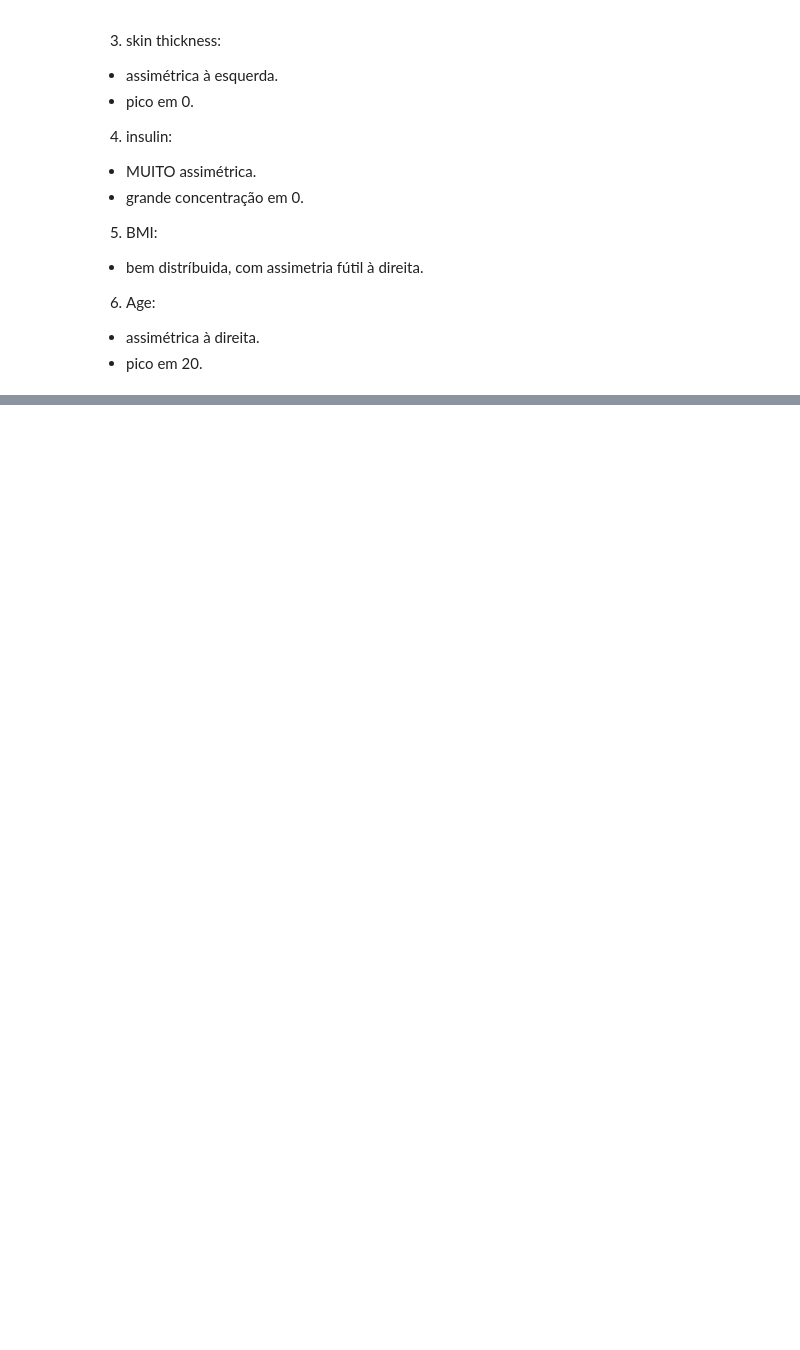
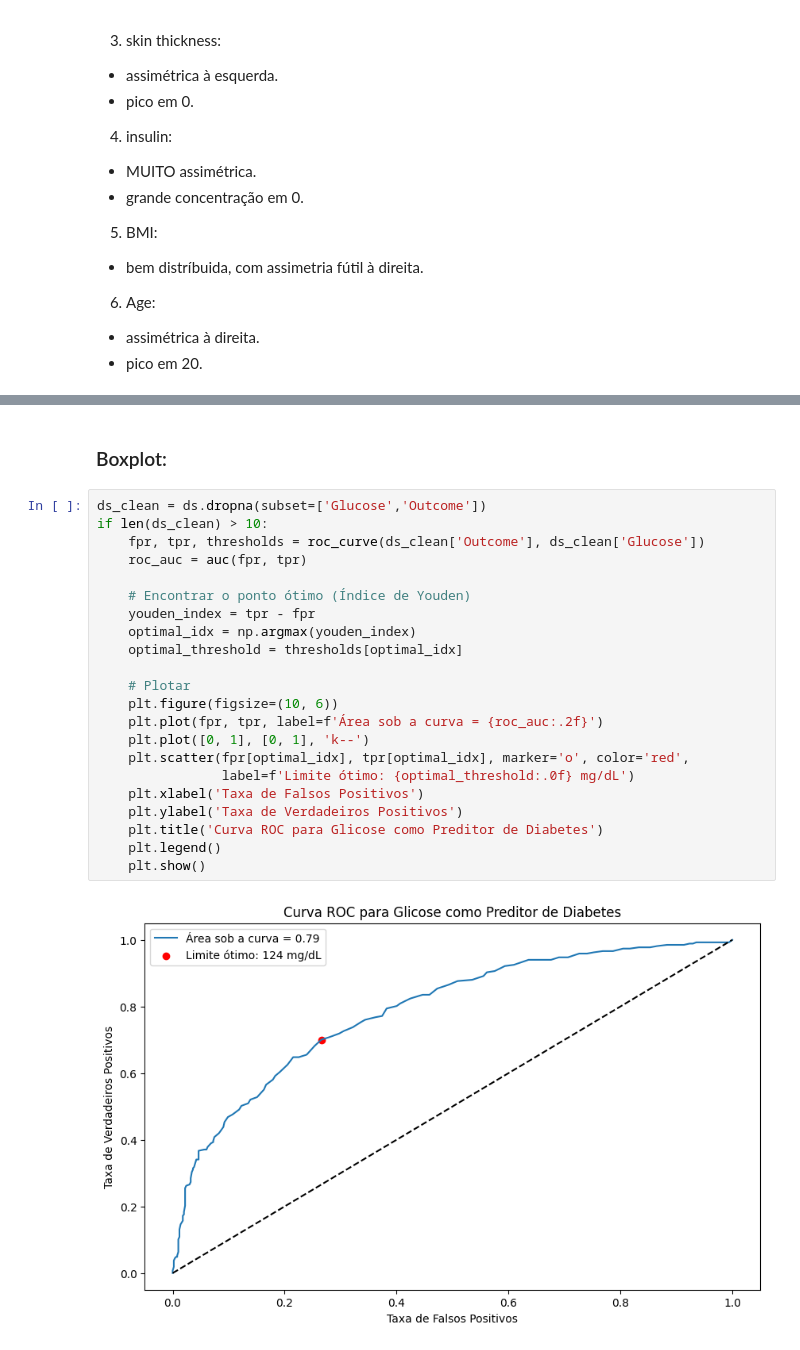
Before and after one commit to Dexmachi/Processo-seletivo-CiS, a Jupyter notebook: Questionário CiS.ipynb, the cells around one changed output, grey strips where cells are left out. Saved outputs shown, nothing was run; the diff lists cells and outputs as text; blank space fills up the shorter version.

```diff
--- a/Questionário CiS.ipynb
+++ b/Questionário CiS.ipynb
@@ -295,0 +409,26 @@ plt.show()
+# %% [markdown]
+### Boxplot:
+# %%
+ds_clean = ds.dropna(subset=['Glucose','Outcome'])
+if len(ds_clean) > 10:
+    fpr, tpr, thresholds = roc_curve(ds_clean['Outcome'], ds_clean['Glucose'])
+    roc_auc = auc(fpr, tpr)
+
+    # Encontrar o ponto ótimo (Índice de Youden)
+    youden_index = tpr - fpr
+    optimal_idx = np.argmax(youden_index)
+    optimal_threshold = thresholds[optimal_idx]
+
+    # Plotar
+    plt.figure(figsize=(10, 6))
+    plt.plot(fpr, tpr, label=f'Área sob a curva = {roc_auc:.2f}')
+    plt.plot([0, 1], [0, 1], 'k--')
+    plt.scatter(fpr[optimal_idx], tpr[optimal_idx], marker='o', color='red',
+                label=f'Limite ótimo: {optimal_threshold:.0f} mg/dL')
+    plt.xlabel('Taxa de Falsos Positivos')
+    plt.ylabel('Taxa de Verdadeiros Positivos')
+    plt.title('Curva ROC para Glicose como Preditor de Diabetes')
+    plt.legend()
+    plt.show()
+# %% [output]
+[figure, added]
```
Also changed, not shown: parts of 39 cells of this notebook.
